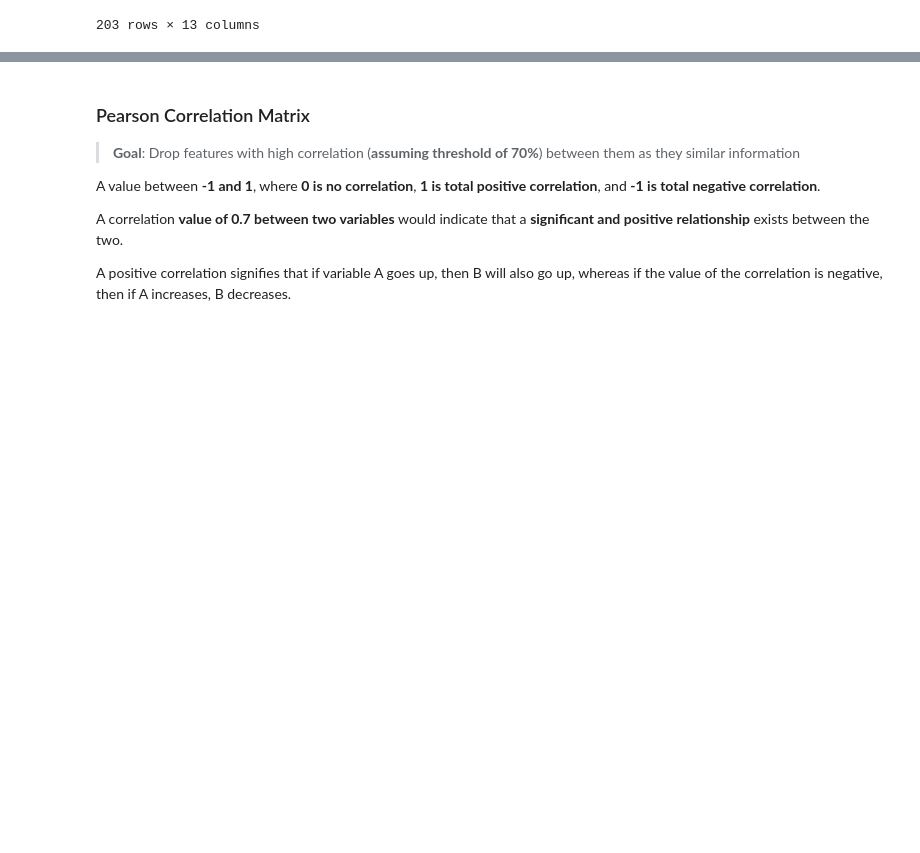
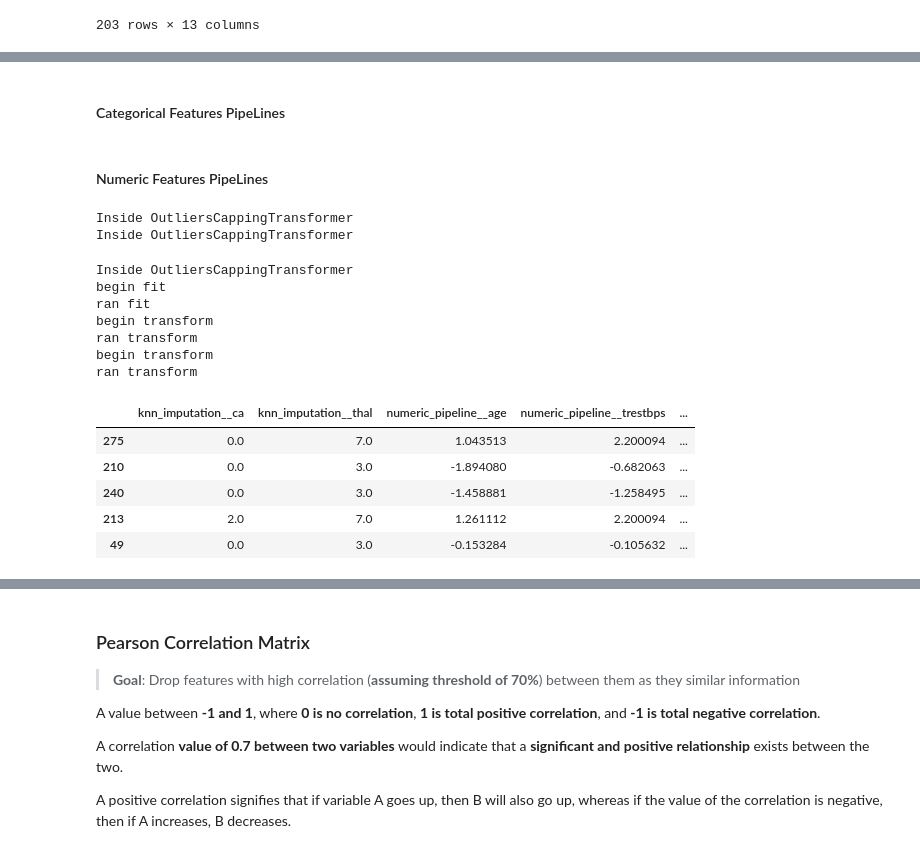
Before and after one commit to HussainAhmed202/MLProject, a Jupyter notebook: notebooks/heart_disease_prediction.ipynb, the cells around one changed output, grey strips where cells are left out. Drawn from its saved outputs; the diff is of its cells as text; code cells hidden in the pictures; blank space fills up the shorter version.

Commit message:
Added feature engineering pipelines

```diff
--- a/notebooks/heart_disease_prediction.ipynb
+++ b/notebooks/heart_disease_prediction.ipynb
@@ -648,0 +716,2 @@ pd.concat([X_train[categorical_feat],mms.fit_transform(X_train[numeric_feat])],a
+# %% [markdown]
+#### Categorical Features PipeLines
@@ -648,0 +737,53 @@ pd.concat([X_train[categorical_feat],mms.fit_transform(X_train[numeric_feat])],a
+# %% [markdown]
+#### Numeric Features PipeLines
+# %%
+# standardization
+numeric_pipeline_standard_scaling = Pipeline(
+    steps = [
+    ("outlier_capper", OutliersCappingTransformer(numeric_feat)),
+    ("scaler", StandardScaler())
+])
+
+# normalization
+numeric_pipeline_min_max_scaling = Pipeline(
+    steps = [
+    ("outlier_capper", OutliersCappingTransformer(numeric_feat)),
+    ("scaler", MinMaxScaler())
+])
+
+numeric_pipelines = {
+    'ss': numeric_pipeline_standard_scaling,
+    'mms': numeric_pipeline_min_max_scaling
+}
+# %% [output]
+Inside OutliersCappingTransformer
+Inside OutliersCappingTransformer
+# %%
+# x_train_std_mode
+
+preprocessor1 = ColumnTransformer(
+    transformers = [
+        ("knn_imputation", categorical_pipelines['mode'], ['ca','thal']),
+        ("numeric_pipeline", numeric_pipelines['ss'], numeric_feat)
+    ],
+    remainder = "passthrough"
+).set_output(transform='pandas')
+
+
+x_train_std_mode = preprocessor1.fit_transform(X_train,y_train)
+x_test_std_mode = preprocessor1.transform(X_test)
+x_train_std_mode.sample(5)
+# %% [output]
+Inside OutliersCappingTransformer
+begin fit
+ran fit
+begin transform
+ran transform
+begin transform
+ran transform
+|  | knn_imputation__ca | knn_imputation__thal | numeric_pipeline__age | numeric_pipeline__trestbps | ... |
+| 275 | 0.0 | 7.0 | 1.043513 | 2.200094 | ... |
+| 210 | 0.0 | 3.0 | -1.894080 | -0.682063 | ... |
+| 240 | 0.0 | 3.0 | -1.458881 | -1.258495 | ... |
+| 213 | 2.0 | 7.0 | 1.261112 | 2.200094 | ... |
+| 49 | 0.0 | 3.0 | -0.153284 | -0.105632 | ... |
```
Also changed, not shown: parts of 11 cells of this notebook.
